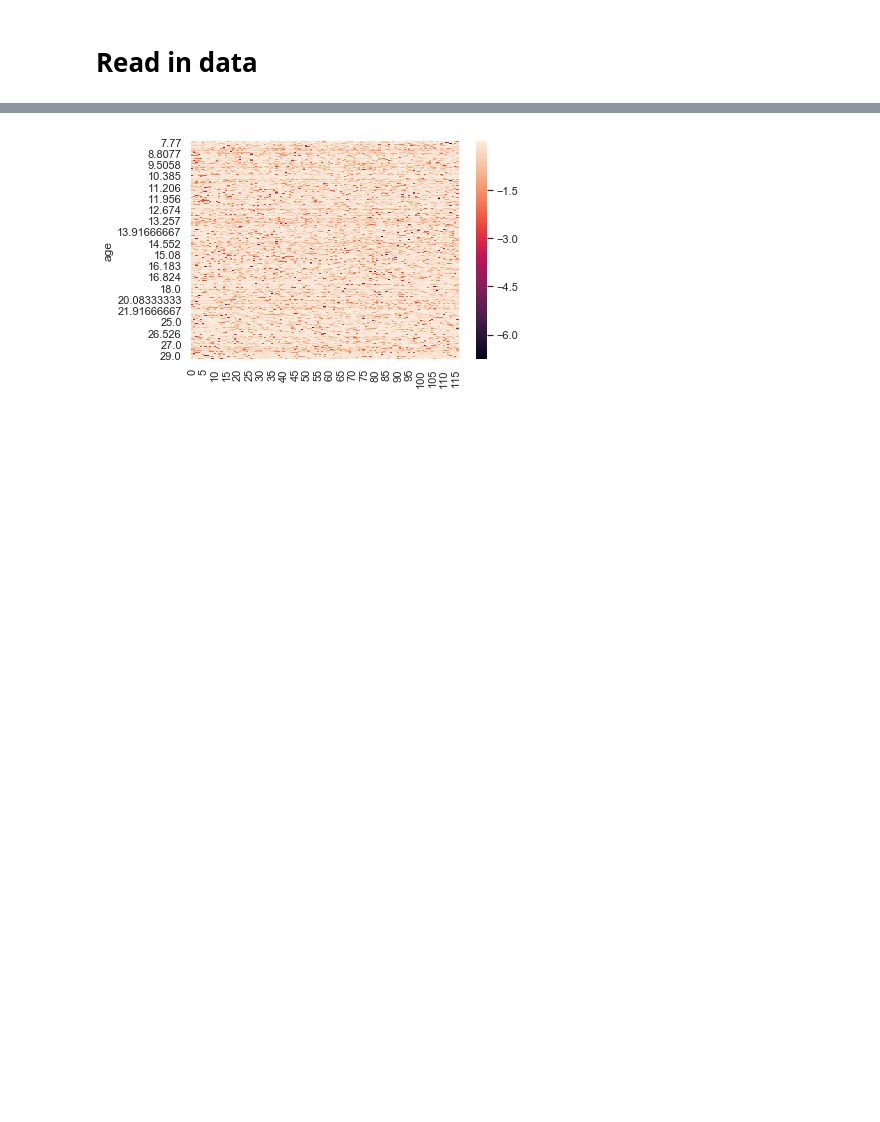
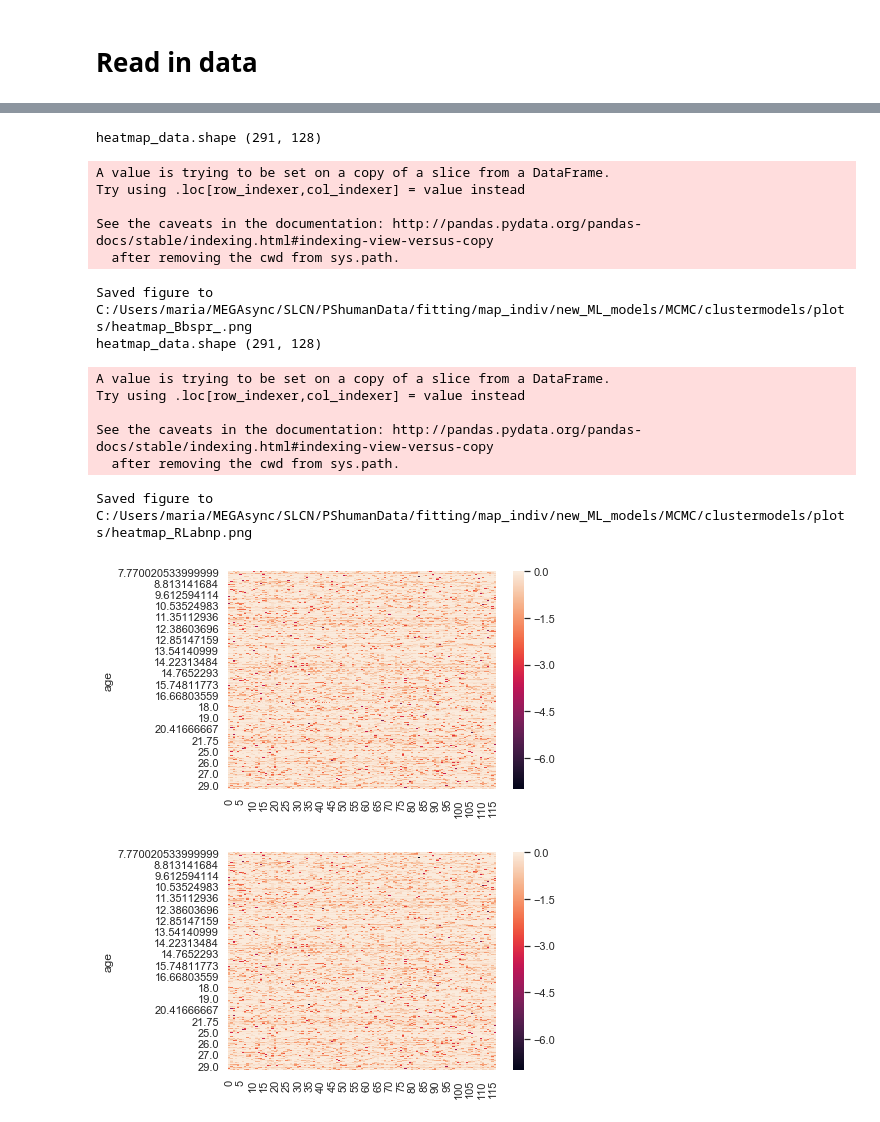
Before and after one commit to MariaEckstein/SLCN, a Jupyter notebook: models/PlotLLs.ipynb, the cells around one changed output, grey strips where cells are left out. Cells and saved outputs as stored; diff of their text form; code cells hidden in the pictures; blank space fills up the shorter version.

```diff
--- a/models/PlotLLs.ipynb
+++ b/models/PlotLLs.ipynb
@@ -59,6 +17,16 @@ len(LL_columns)
 # %%
-LLs = pd.DataFrame(summary.loc['mean', LL_columns])
-LLs = LLs.reset_index()
-LLs[['_', '_', '_', 'trial', 'pymc3_idx']] = LLs['index'].str.split('_', expand=True)
-LLs['pymc3_idx'] = LLs['pymc3_idx'].astype(int)
-LLs
+def get_heatmap_data(model_dir):
+
+    summary = pd.read_csv(model_dir, index_col=0)
+    LL_columns = [col for col in summary.columns if 'trialwise_LLs' in col]
+
+    LLs = pd.DataFrame(summary.loc['mean', LL_columns])
+    LLs = LLs.reset_index()
+    LLs[['_', '_', '_', 'trial', 'pymc3_idx']] = LLs['index'].str.split('_', expand=True)
+    LLs['pymc3_idx'] = LLs['pymc3_idx'].astype(int)
+
+    heatmap_data = LLs[['pymc3_idx', 'trial', 'mean']]
+    heatmap_data = heatmap_data.pivot(index='pymc3_idx', columns='trial')['mean'].reset_index()
+    heatmap_data.columns.name = None
+
+    return(heatmap_data)
@@ -84,18 +33,41 @@ LLs
-# %%
-plot_dat = LLs[['pymc3_idx', 'trial', 'mean']]
-plot_dat = plot_dat.pivot(index='pymc3_idx', columns='trial')['mean'].reset_index()
-plot_dat.columns.name = None
-old_plot_dat_shape = plot_dat.shape
-
-plot_dat = pd.merge(plot_dat, ages, on='pymc3_idx')
-assert old_plot_dat_shape[0] == plot_dat.shape[0], "Merging ages intco LLs chaged the number of rows!"
-
-n_trials = 117
-plot_dat = plot_dat[['age'] + [str(i) for i in range(n_trials)]]
-plot_dat['age'] = plot_dat['age'].astype(float)
-plot_dat = plot_dat.set_index('age')
-plot_dat = plot_dat.sort_index()
-sns.heatmap(plot_dat)
-plt.savefig(save_dir + 'heatmap_RLabnp2.png', dpi=400)
-# %% [output]
-[figure, removed]
+# %%
+def plot_heatmap(heatmap_data):
+    n_trials = 117
+    heatmap_data = heatmap_data[['age'] + [str(i) for i in range(n_trials)]]
+    heatmap_data['age'] = heatmap_data['age'].astype(float)
+    heatmap_data = heatmap_data.set_index('age')
+    heatmap_data = heatmap_data.sort_index()
+
+    plt.figure()
+    sns.heatmap(heatmap_data, vmin=-7, vmax=0)
+    safe_path = save_dir + 'heatmap_{}.png'.format(model_name[8:14])
+    plt.savefig(safe_path, dpi=400)
+    print("Saved figure to {}".format(safe_path))
+# %%
+for model_name in model_names:
+    heatmap_data = get_heatmap_data(save_dir + model_name)
+
+    old_heatmap_data_shape = heatmap_data.shape
+    ages = pd.read_csv(ages_dir)
+    heatmap_data = pd.merge(heatmap_data, ages, on='pymc3_idx')
+    assert old_heatmap_data_shape[0] == heatmap_data.shape[0], "Merging ages intco LLs chaged the number of rows!"
+    print("heatmap_data.shape", heatmap_data.shape)
+
+    plot_heatmap(heatmap_data)
+# %% [output]
+heatmap_data.shape (291, 128)
+A value is trying to be set on a copy of a slice from a DataFrame.
+Try using .loc[row_indexer,col_indexer] = value instead
+
+See the caveats in the documentation: http://pandas.pydata.org/pandas-docs/stable/indexing.html#indexing-view-versus-copy
+  after removing the cwd from sys.path.
+Saved figure to C:/Users/maria/MEGAsync/SLCN/PShumanData/fitting/map_indiv/new_ML_models/MCMC/clustermodels/plots/heatmap_Bbspr_.png
+heatmap_data.shape (291, 128)
+A value is trying to be set on a copy of a slice from a DataFrame.
+Try using .loc[row_indexer,col_indexer] = value instead
+
+See the caveats in the documentation: http://pandas.pydata.org/pandas-docs/stable/indexing.html#indexing-view-versus-copy
+  after removing the cwd from sys.path.
+Saved figure to C:/Users/maria/MEGAsync/SLCN/PShumanData/fitting/map_indiv/new_ML_models/MCMC/clustermodels/plots/heatmap_RLabnp.png
+[figure, added]
+[figure, added]
```
Also changed, not shown: parts of 12 cells of this notebook, 4 other files.
